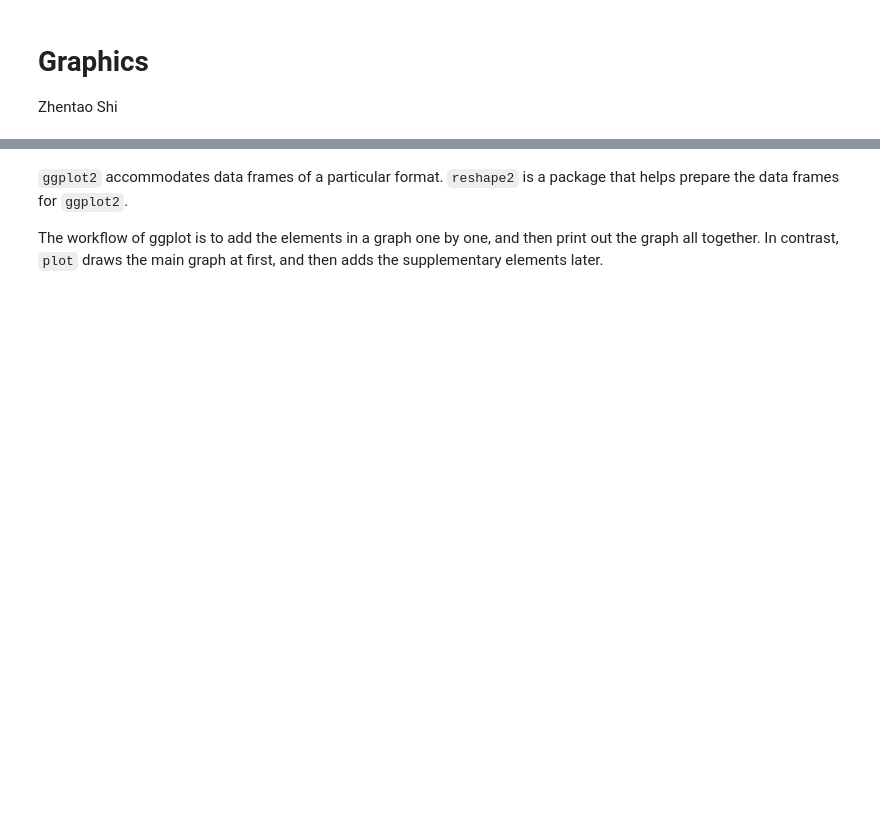
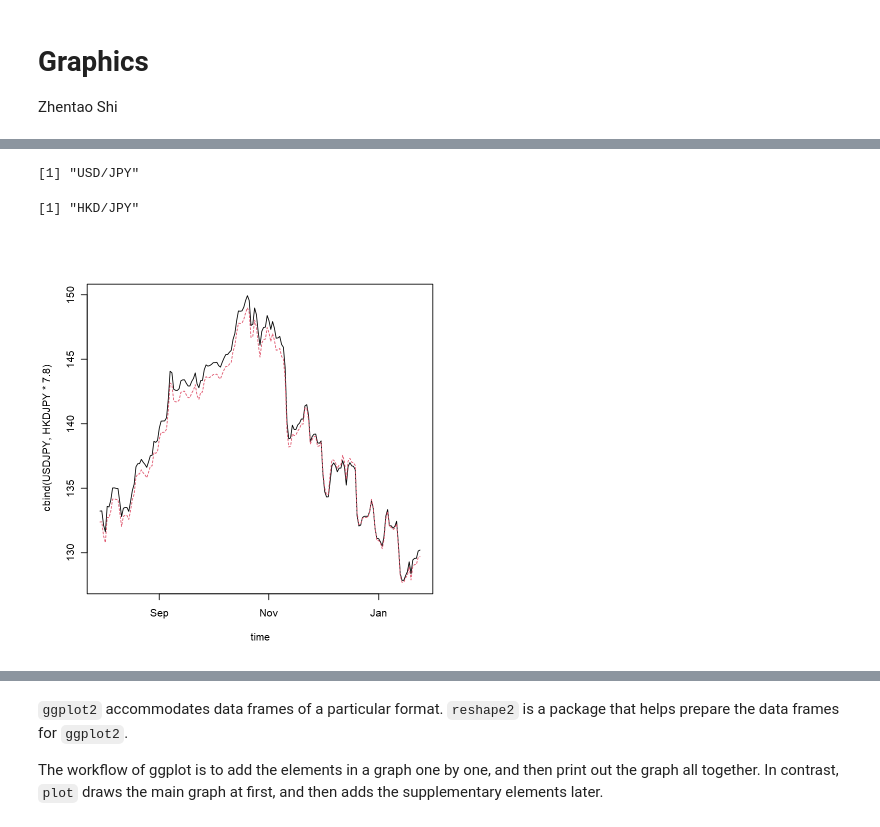
Before and after one commit to zhentaoshi/econ_data_science, a Jupyter notebook: slides_04_visualization.ipynb, the cells around one changed output, grey strips where cells are left out. Drawn from its saved outputs; the diff is of its cells as text; code cells hidden in the pictures; blank space fills up the shorter version.

Commit message:
data slide visualization

```diff
--- a/slides_04_visualization.ipynb
+++ b/slides_04_visualization.ipynb
@@ -30,6 +20,12 @@ diff( log(BTC) ) %>% plot( )
 # %%
 quantmod::getFX("USD/JPY")
 quantmod::getFX("HKD/JPY")
-matplot( y = cbind(USDJPY, HKDJPY*7.8), x = index(USDJPY), type = "l", xlab = "time"  )
+matplot( y = cbind(USDJPY, HKDJPY*7.8),
+         x = zoo::index(USDJPY),
+         type = "l", xlab = "time"  )
+# %% [output]
+[1] "USD/JPY"
+[1] "HKD/JPY"
+[figure, added]
 # %% [markdown]
 ## ggplot2
```
Also changed, not shown: parts of 39 cells of this notebook, 1 other file.
